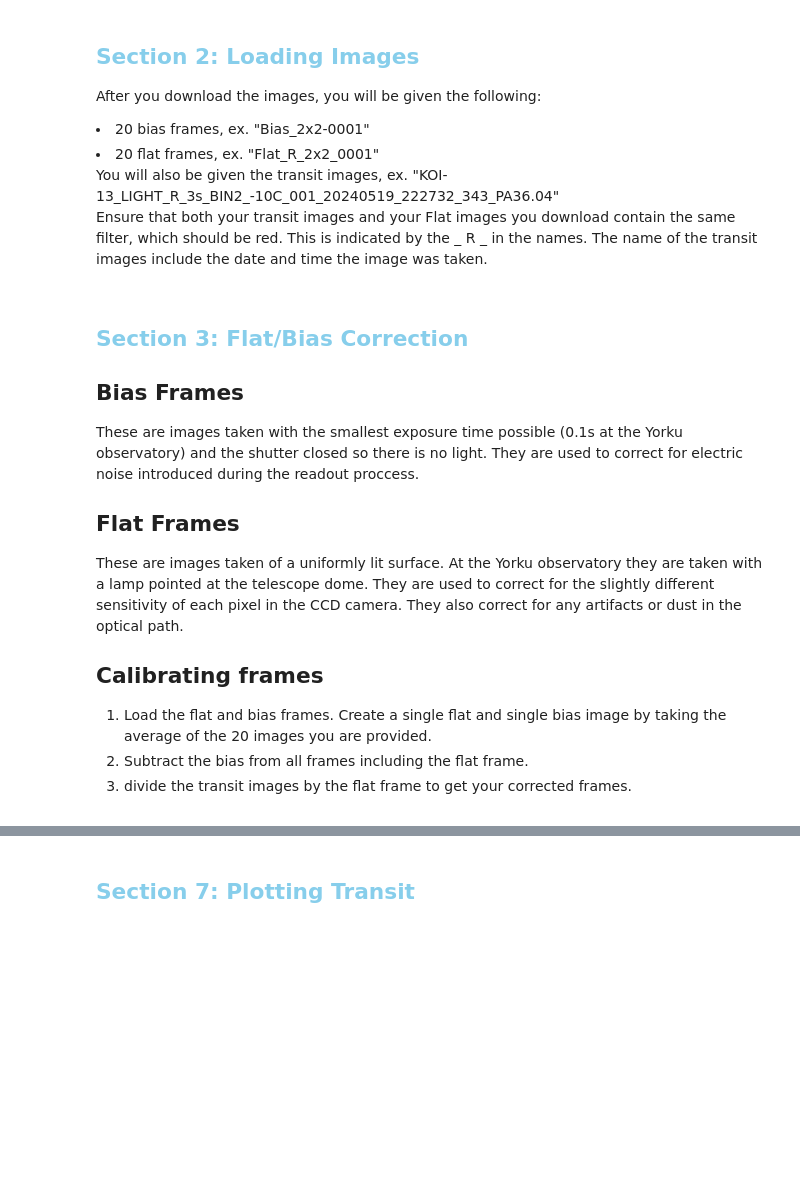
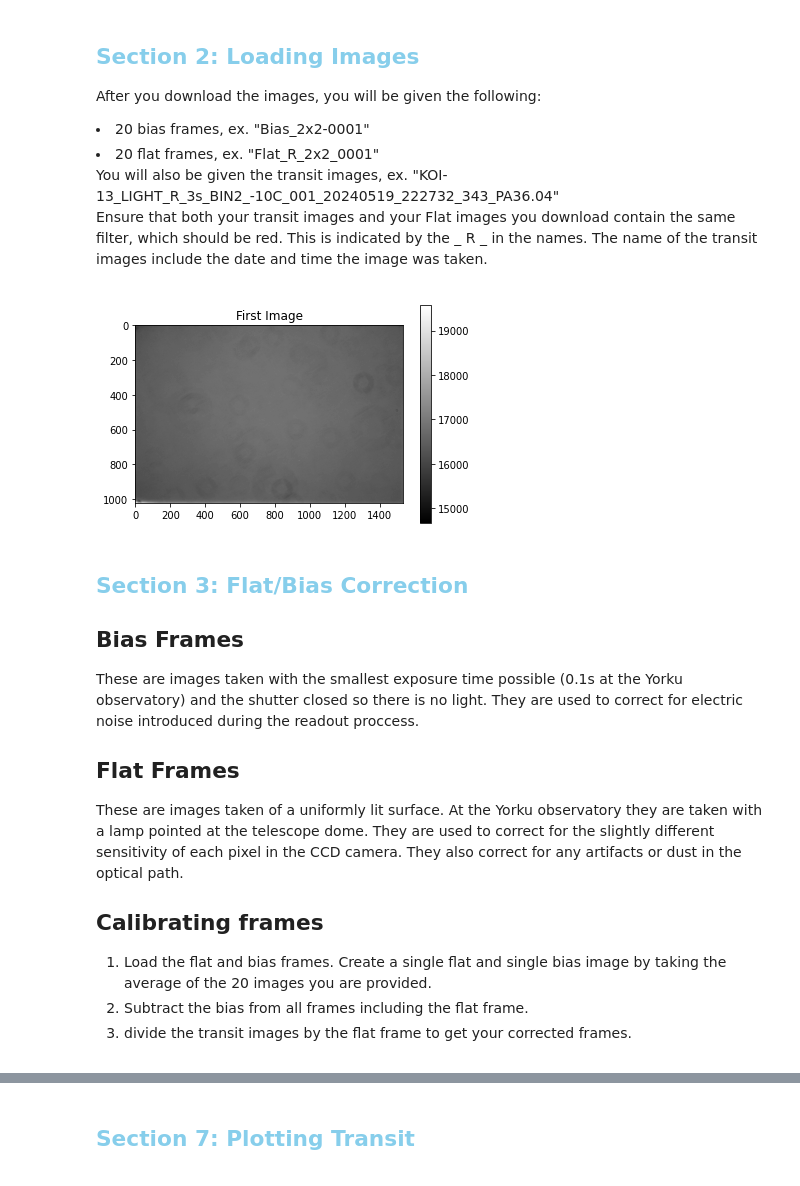
Before and after one commit to aidenweatherbee/ExoplanetTransitProcessing, a Jupyter notebook: TransitProcessing.ipynb, the cells around one changed output, grey strips where cells are left out. Saved outputs shown, nothing was run; the diff lists cells and outputs as text; code cells hidden in the pictures; blank space fills up the shorter version.

```diff
--- a/TransitProcessing.ipynb
+++ b/TransitProcessing.ipynb
@@ -63,37 +63,39 @@ def load_fits_images(folder_path, keyword):
     """
     Loads all fits images from a given folder that have the given keyword and stores the time the image was taken as well.
     ex: Flat_R to load flats images with the red filter
     """
     images = []
 
     for filename in os.listdir(folder_path):
         if keyword in filename:
             file_path = os.path.join(folder_path, filename)
             with fits.open(file_path) as hdul:
                 image_data = hdul[0].data
                 images.append({'data': image_data, 'filename': filename, 'header': hdul[0].header})
 
     if not images:
         raise FileNotFoundError(f"No FITS files with keyword '{keyword}' found in the folder '{folder_path}'")
 
     return images
 
 # Example usage
-folder = "D:\\TransitResearch\\2024-05-19+20\\2024-05-19+20"
-keyword = "Flat_R"
+folder = "D:\\TransitResearch\\2024-05-31\\HAT-P-27b"
+keyword = "FLAT_R"
 images = load_fits_images(folder, keyword)
 
 # show the first image
 plt.figure()
 plt.imshow(images[0]['data'], cmap='gray')
 plt.title('First Image')
 plt.colorbar()
 plt.show()
 
 # clear memory of unneeded images
 del images
+# %% [output]
+[figure, added]
 # %% [markdown]
-<h2 style="color: skyblue;" id="Flat/Bias Correction">Section 3: Flat/Bias Correction</h2>
+<h2 style="color: skyblue;" id="Flat/Bias-Correction">Section 3: Flat/Bias Correction</h2>
 <p>
 
 ## Bias Frames
```
Also changed, not shown: parts of 9 cells of this notebook.
